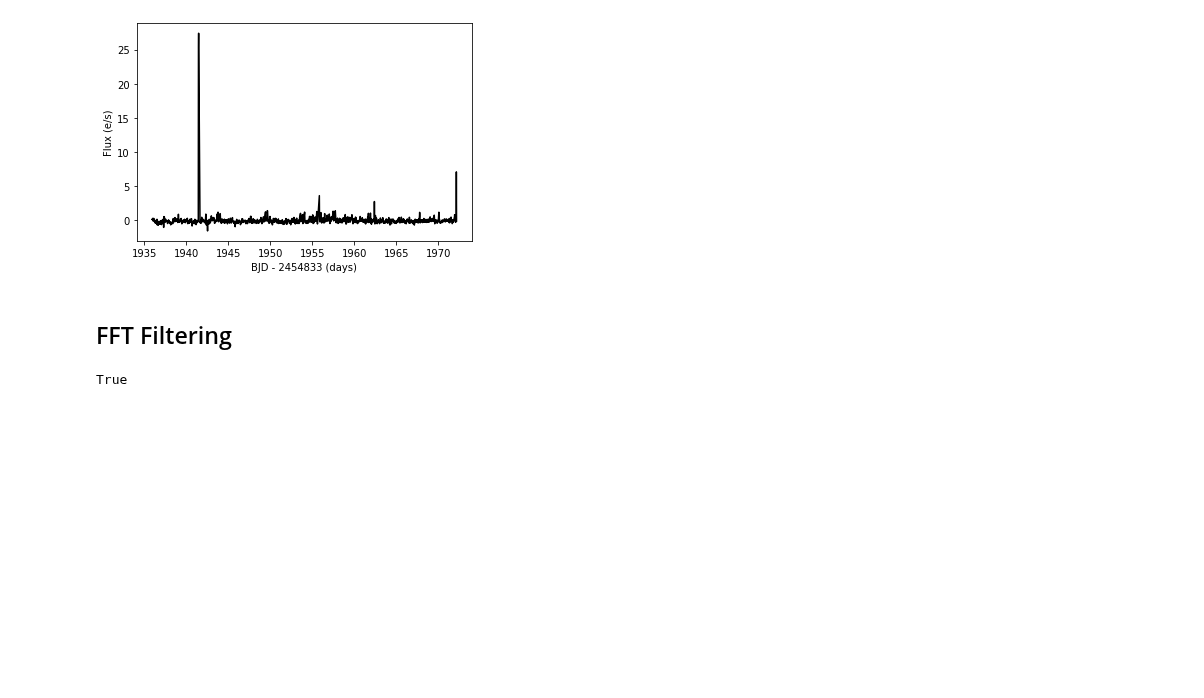
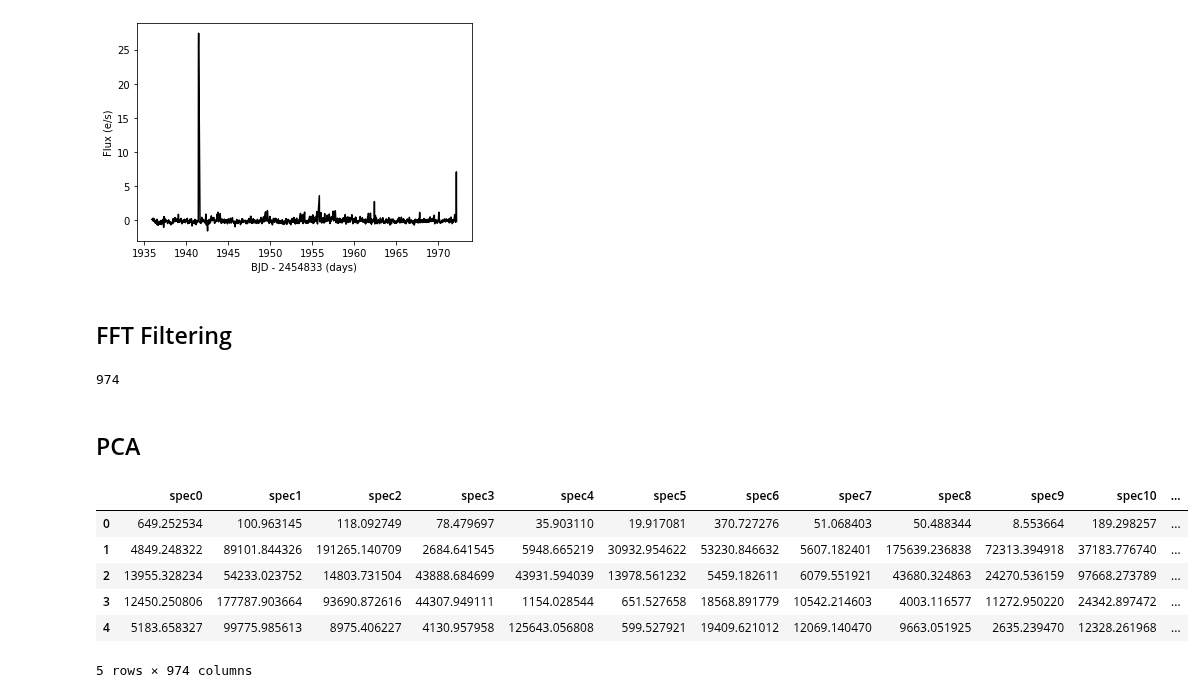
Before and after one commit to RileyWClarke/BiancoGroup, a Jupyter notebook: Notebooks/fftfilter2.ipynb, the cells around one changed output. Cells and saved outputs as stored; diff of their text form; code cells hidden in the pictures; blank space fills up the shorter version.

```diff
--- a/Notebooks/fftfilter2.ipynb
+++ b/Notebooks/fftfilter2.ipynb
@@ -392,11 +396,6 @@ for i in range(0,900,100):
 [figure]
 # %% [markdown]
 ## FFT Filtering
-# %%
-a = ['a','b','c']
-('d' in a) or ('a' in a)
-# %% [output]
-True
 # %%
 def invgaussian(m, s, x):
     g = -np.exp(-(m-x)**2 / s**2) + 1
@@ -524,3 +523,9 @@ for i,flux in enumerate(fluxes):
 
 
   pspectra.append(np.abs(Spectrum)**2)
+# %%
+len(pspectra)
+# %% [output]
+974
+# %% [markdown]
+## PCA
@@ -526,0 +541,10 @@ for i,flux in enumerate(fluxes):
+# %%
+pspec_df.head()
+# %% [output]
+|  | spec0 | spec1 | spec2 | spec3 | spec4 | spec5 | spec6 | spec7 | spec8 | spec9 | spec10 | ... |
+| 0 | 649.252534 | 100.963145 | 118.092749 | 78.479697 | 35.903110 | 19.917081 | 370.727276 | 51.068403 | 50.488344 | 8.553664 | 189.298257 | ... |
+| 1 | 4849.248322 | 89101.844326 | 191265.140709 | 2684.641545 | 5948.665219 | 30932.954622 | 53230.846632 | 5607.182401 | 175639.236838 | 72313.394918 | 37183.776740 | ... |
+| 2 | 13955.328234 | 54233.023752 | 14803.731504 | 43888.684699 | 43931.594039 | 13978.561232 | 5459.182611 | 6079.551921 | 43680.324863 | 24270.536159 | 97668.273789 | ... |
+| 3 | 12450.250806 | 177787.903664 | 93690.872616 | 44307.949111 | 1154.028544 | 651.527658 | 18568.891779 | 10542.214603 | 4003.116577 | 11272.950220 | 24342.897472 | ... |
+| 4 | 5183.658327 | 99775.985613 | 8975.406227 | 4130.957958 | 125643.056808 | 599.527921 | 19409.621012 | 12069.140470 | 9663.051925 | 2635.239470 | 12328.261968 | ... |
+5 rows × 974 columns
```
Also changed, not shown: parts of 9 cells of this notebook.
